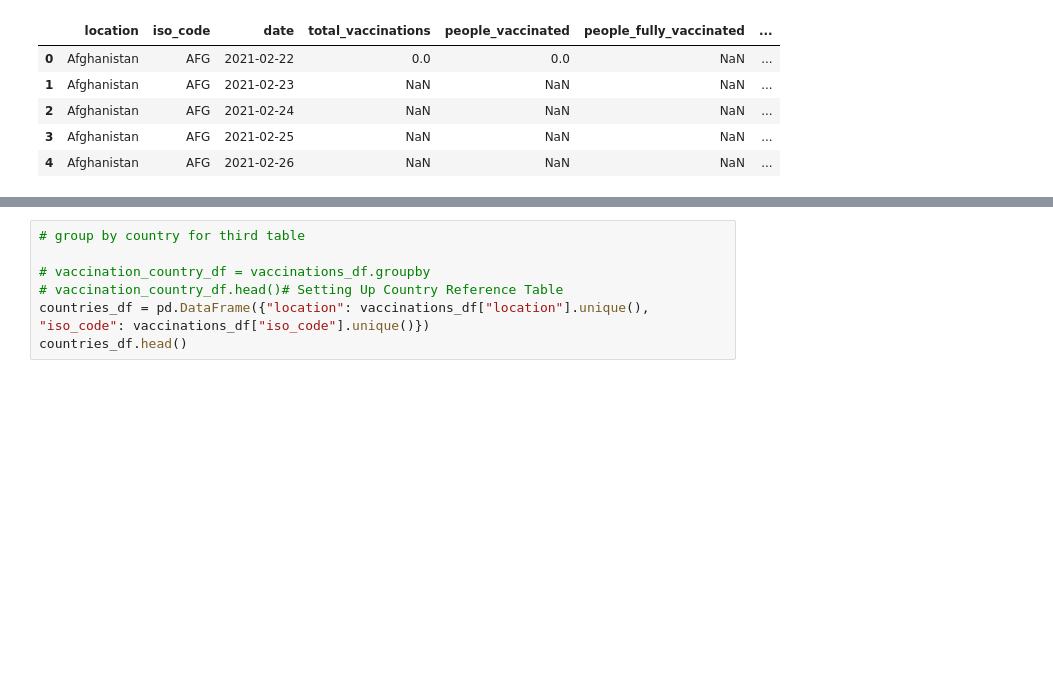
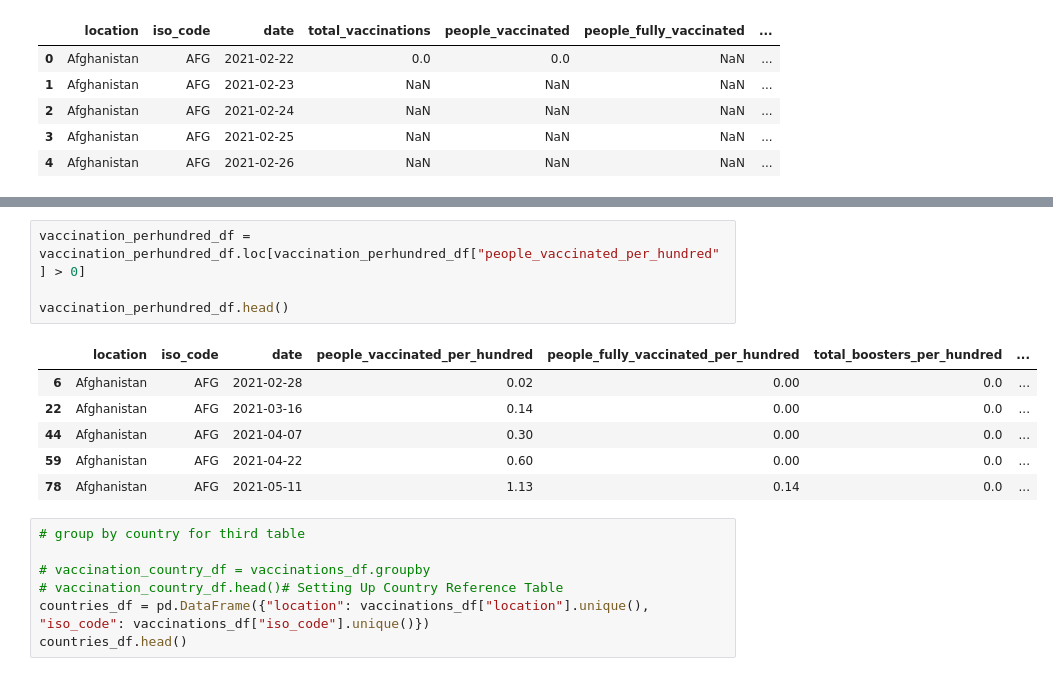
Before and after one commit to Alphaomegainfinity/COVID19_Vaccination, a Jupyter notebook: vaccinations.ipynb, the cells around one changed output, grey strips where cells are left out. Drawn from its saved outputs; the diff is of its cells as text; blank space fills up the shorter version.

```diff
--- a/vaccinations.ipynb
+++ b/vaccinations.ipynb
@@ -77,3 +87,14 @@ vaccination_daily_df.head()
+# %%
+vaccination_perhundred_df = vaccination_perhundred_df.loc[vaccination_perhundred_df["people_vaccinated_per_hundred"] > 0]
+
+vaccination_perhundred_df.head()
+# %% [output]
+|  | location | iso_code | date | people_vaccinated_per_hundred | people_fully_vaccinated_per_hundred | total_boosters_per_hundred | ... |
+| 6 | Afghanistan | AFG | 2021-02-28 | 0.02 | 0.00 | 0.0 | ... |
+| 22 | Afghanistan | AFG | 2021-03-16 | 0.14 | 0.00 | 0.0 | ... |
+| 44 | Afghanistan | AFG | 2021-04-07 | 0.30 | 0.00 | 0.0 | ... |
+| 59 | Afghanistan | AFG | 2021-04-22 | 0.60 | 0.00 | 0.0 | ... |
+| 78 | Afghanistan | AFG | 2021-05-11 | 1.13 | 0.14 | 0.0 | ... |
 # %%
 # group by country for third table
 
```
Also changed, not shown: parts of 7 cells of this notebook.
